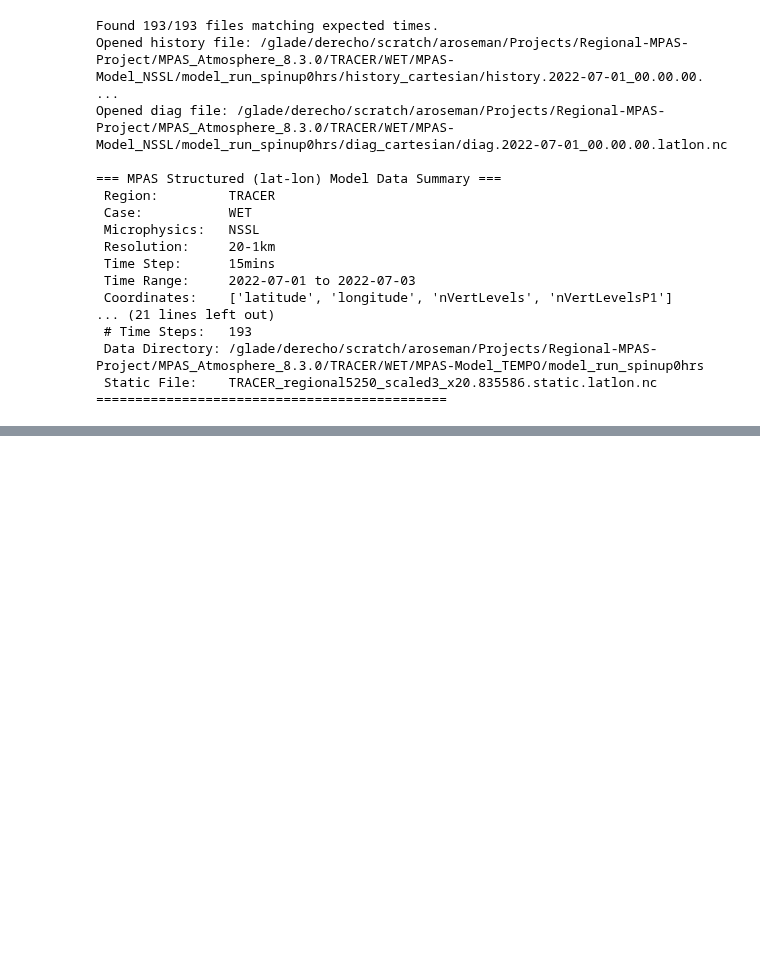
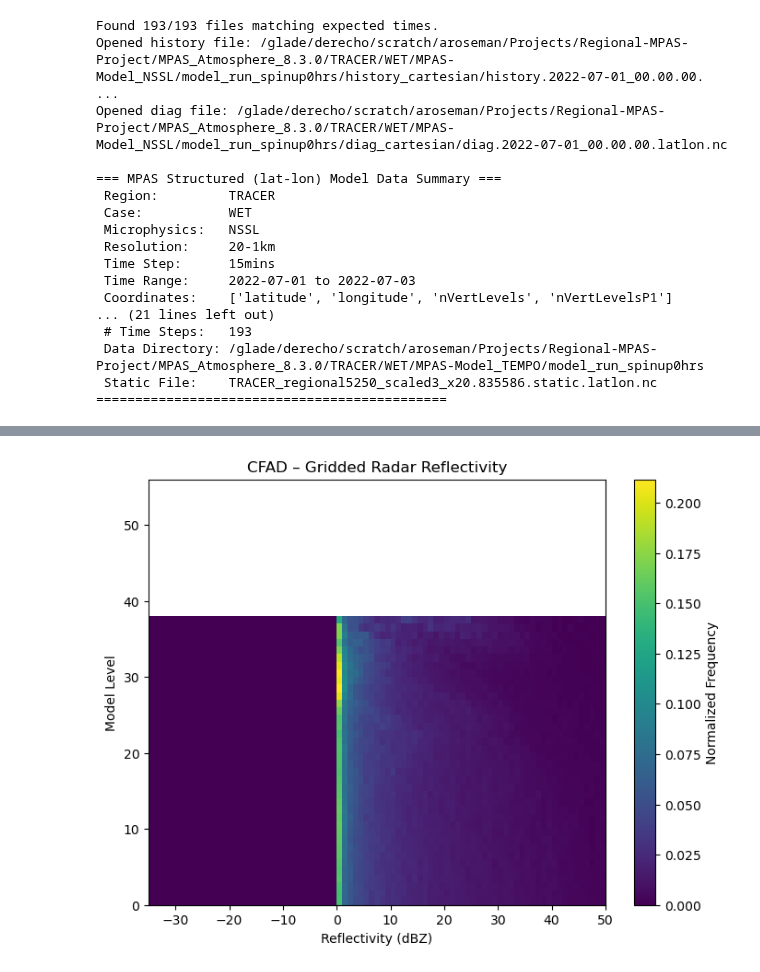
Before and after one commit to torrilab/Regional-MPAS-Project, a Jupyter notebook: CodeFiles/DataAnalysis/Observation_Data/TRACER/RadarComparison/ComparingCFADs.ipynb, the cells around one changed output, grey strips where cells are left out. Cells and saved outputs as stored; diff of their text form; code cells hidden in the pictures; blank space fills up the shorter version.

```diff
--- a/CodeFiles/DataAnalysis/Observation_Data/TRACER/RadarComparison/ComparingCFADs.ipynb
+++ b/CodeFiles/DataAnalysis/Observation_Data/TRACER/RadarComparison/ComparingCFADs.ipynb
@@ -279,0 +629,30 @@ PlotCFAD()
+# %%
+cfad, z_edges, dbz_edges = create_cfad_gridded(
+    radar_gridded = radarNSSL.values,            # shape (56, 500, 500)
+    altitude_levels = radarNSSL.nVertLevels.values,   # shape (56,)
+    field_bins = np.arange(-35, 51, 1),   # dBZ bins
+    altitude_bins = np.arange(0, len(radarNSSL.nVertLevels) + 1)
+)
+# %%
+import matplotlib.pyplot as plt
+import numpy as np
+
+# Bin centers
+z_centers   = 0.5 * (z_edges[:-1] + z_edges[1:])
+dbz_centers = 0.5 * (dbz_edges[:-1] + dbz_edges[1:])
+
+plt.figure(figsize=(8, 6))
+
+# pcolormesh uses edges, so use edges directly
+plt.pcolormesh(dbz_edges, z_edges, cfad, shading="auto")
+
+plt.xlabel("Reflectivity (dBZ)")
+plt.ylabel("Model Level")
+plt.title("CFAD – Gridded Radar Reflectivity")
+
+cbar = plt.colorbar()
+cbar.set_label("Normalized Frequency")
+
+plt.show()
+# %% [output]
+[figure, added]
```
Also changed, not shown: parts of 11 cells of this notebook, 5 other files.
